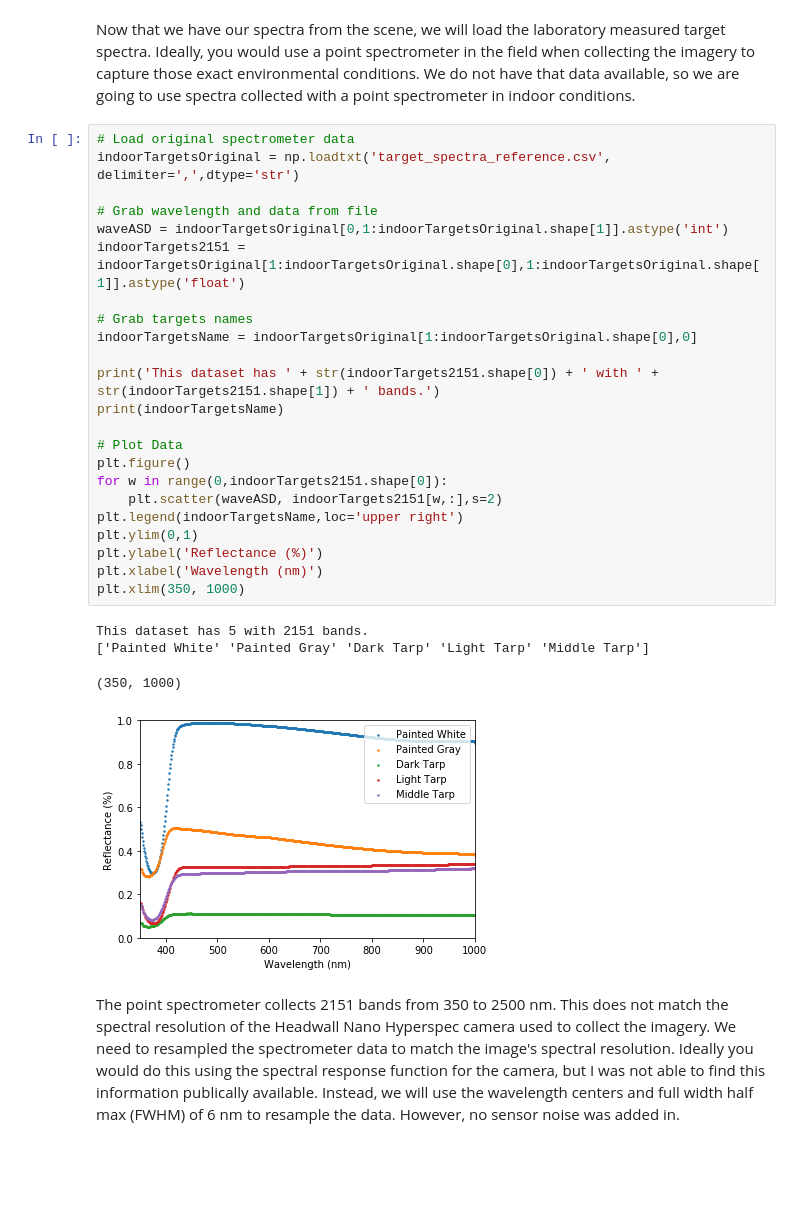
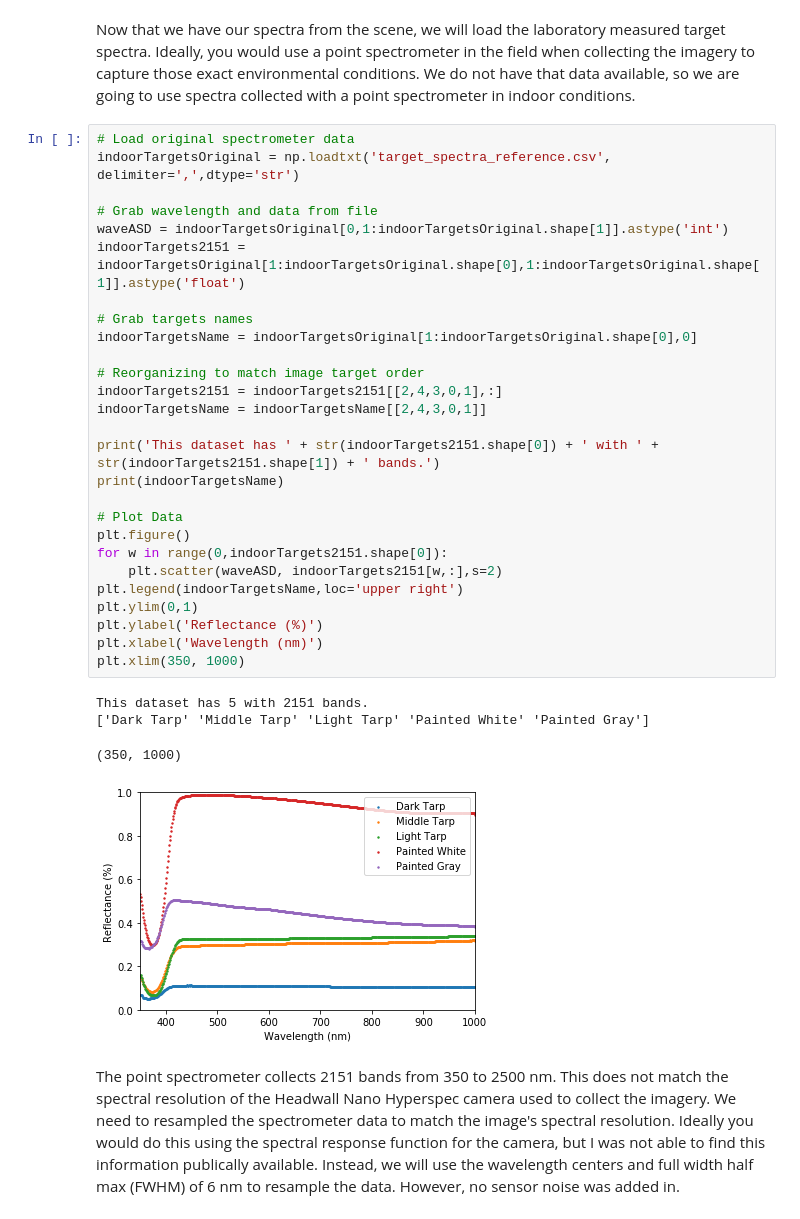
Before and after one commit to GatorSense/AtmosphericCorrectionIntroduction, a Jupyter notebook: 2. Empirical Line Correction.ipynb, the cells around one changed output. Drawn from its saved outputs; the diff is of its cells as text; blank space fills up the shorter version.

```diff
--- a/2. Empirical Line Correction.ipynb
+++ b/2. Empirical Line Correction.ipynb
@@ -121,31 +121,35 @@ Now that we have our spectra from the scene, we will load the laboratory measure
 # %%
 # Load original spectrometer data
 indoorTargetsOriginal = np.loadtxt('target_spectra_reference.csv', delimiter=',',dtype='str')
 
 # Grab wavelength and data from file
 waveASD = indoorTargetsOriginal[0,1:indoorTargetsOriginal.shape[1]].astype('int')
 indoorTargets2151 = indoorTargetsOriginal[1:indoorTargetsOriginal.shape[0],1:indoorTargetsOriginal.shape[1]].astype('float')
 
 # Grab targets names
 indoorTargetsName = indoorTargetsOriginal[1:indoorTargetsOriginal.shape[0],0]
+
+# Reorganizing to match image target order
+indoorTargets2151 = indoorTargets2151[[2,4,3,0,1],:]
+indoorTargetsName = indoorTargetsName[[2,4,3,0,1]]
 
 print('This dataset has ' + str(indoorTargets2151.shape[0]) + ' with ' + str(indoorTargets2151.shape[1]) + ' bands.')
 print(indoorTargetsName)
 
 # Plot Data
 plt.figure()
 for w in range(0,indoorTargets2151.shape[0]):
     plt.scatter(waveASD, indoorTargets2151[w,:],s=2)
 plt.legend(indoorTargetsName,loc='upper right')
 plt.ylim(0,1)
 plt.ylabel('Reflectance (%)')
 plt.xlabel('Wavelength (nm)')
 plt.xlim(350, 1000)
 # %% [output]
 This dataset has 5 with 2151 bands.
-['Painted White' 'Painted Gray' 'Dark Tarp' 'Light Tarp' 'Middle Tarp']
+['Dark Tarp' 'Middle Tarp' 'Light Tarp' 'Painted White' 'Painted Gray']
 (350, 1000)
-[figure, old version]
+[figure, new version]
 # %% [markdown]
 The point spectrometer collects 2151 bands from 350 to 2500 nm. This does not match the spectral resolution of the Headwall Nano Hyperspec camera used to collect the imagery. We need to resampled the spectrometer data to match the image's spectral resolution. Ideally you would do this using the spectral response function for the camera, but I was not able to find this information publically available. Instead, we will use the wavelength centers and full width half max (FWHM) of 6 nm to resample the data. However, no sensor noise was added in.
 # %%
```
Also changed, not shown: parts of 6 cells of this notebook.
